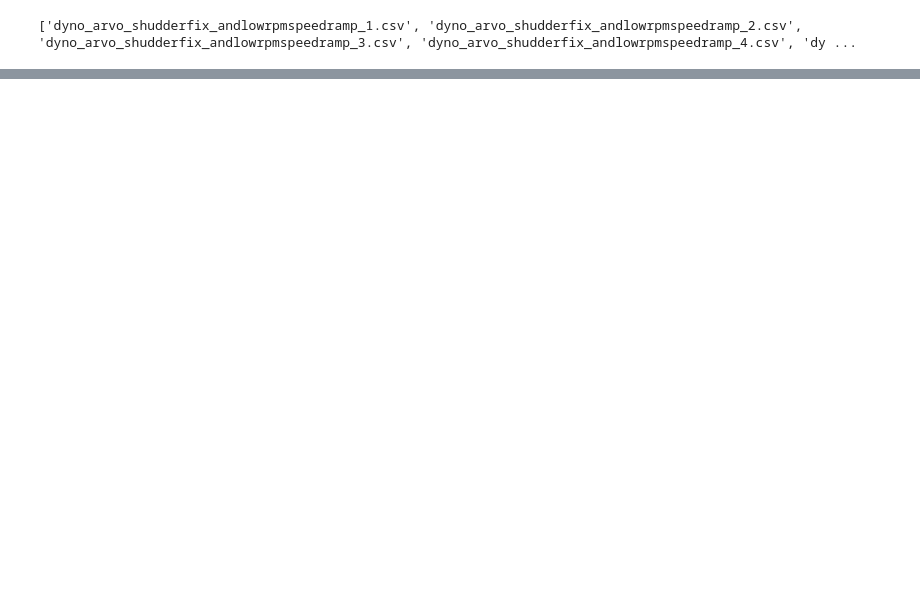
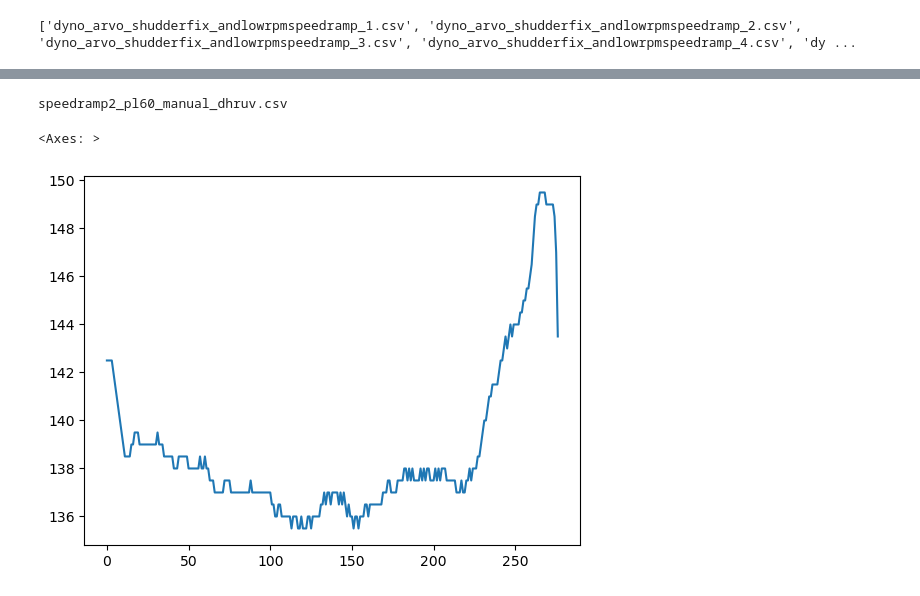
Before and after one commit to Melbourne-University-Motorsports/MUR-Data, a Jupyter notebook: dyno_stuff/20 March/20 March Efficiency.ipynb, the cells around one changed output, grey strips where cells are left out. Saved outputs shown, nothing was run; the diff lists cells and outputs as text; code cells hidden in the pictures; blank space fills up the shorter version.

```diff
--- a/dyno_stuff/20 March/20 March Efficiency.ipynb
+++ b/dyno_stuff/20 March/20 March Efficiency.ipynb
@@ -203,0 +206,7 @@ dyno_arvo_shudderfix_andlowrpmspeedramp_1.csv
+# %%
+print(sorted_dyno_files[1])
+pd.read_csv(f'Dyno_Data/{sorted_dyno_files[0]}', parse_dates=True)['Axle Torque (Nm)'].plot()
+# %% [output]
+speedramp2_pl60_manual_dhruv.csv
+<Axes: >
+[figure, added]
```
Also changed, not shown: parts of 7 cells of this notebook, 1 other file.
